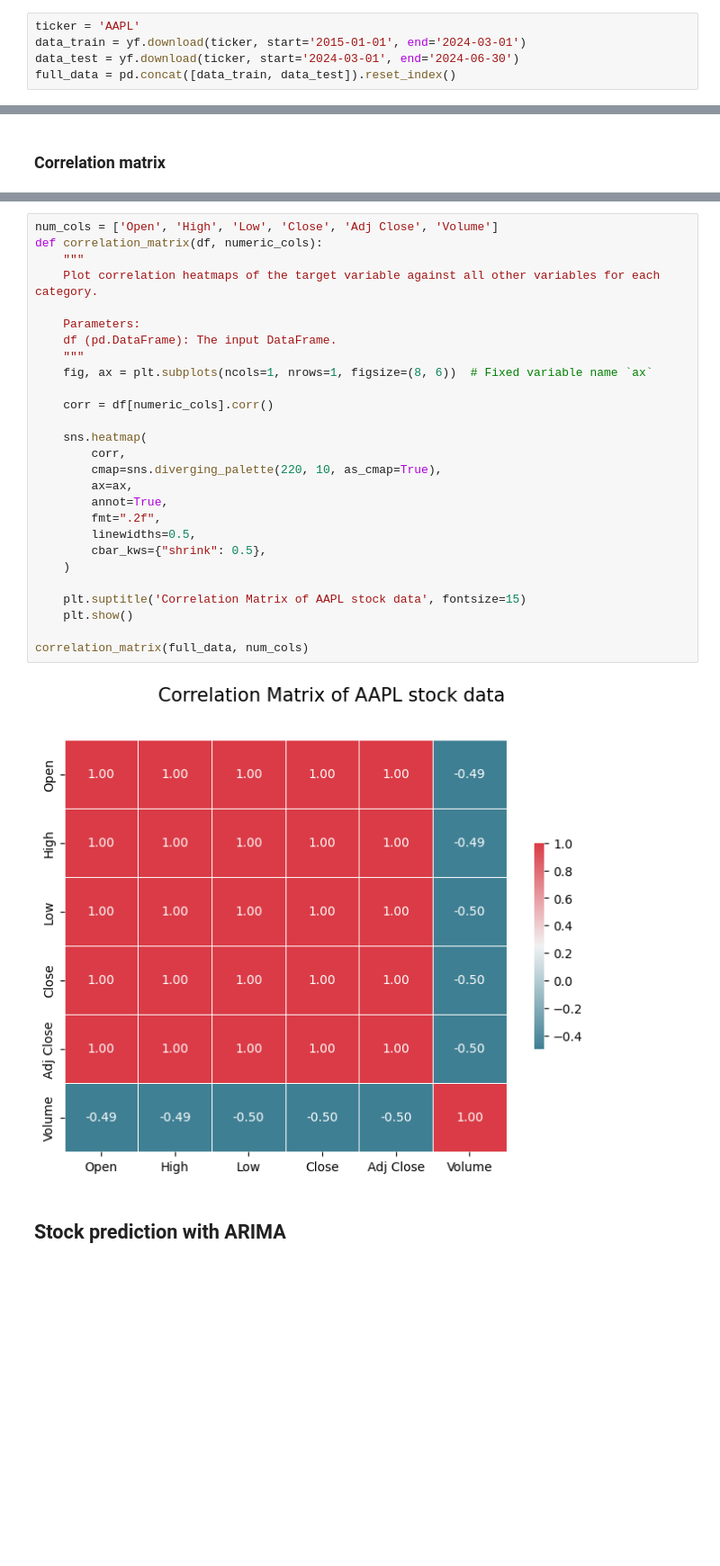
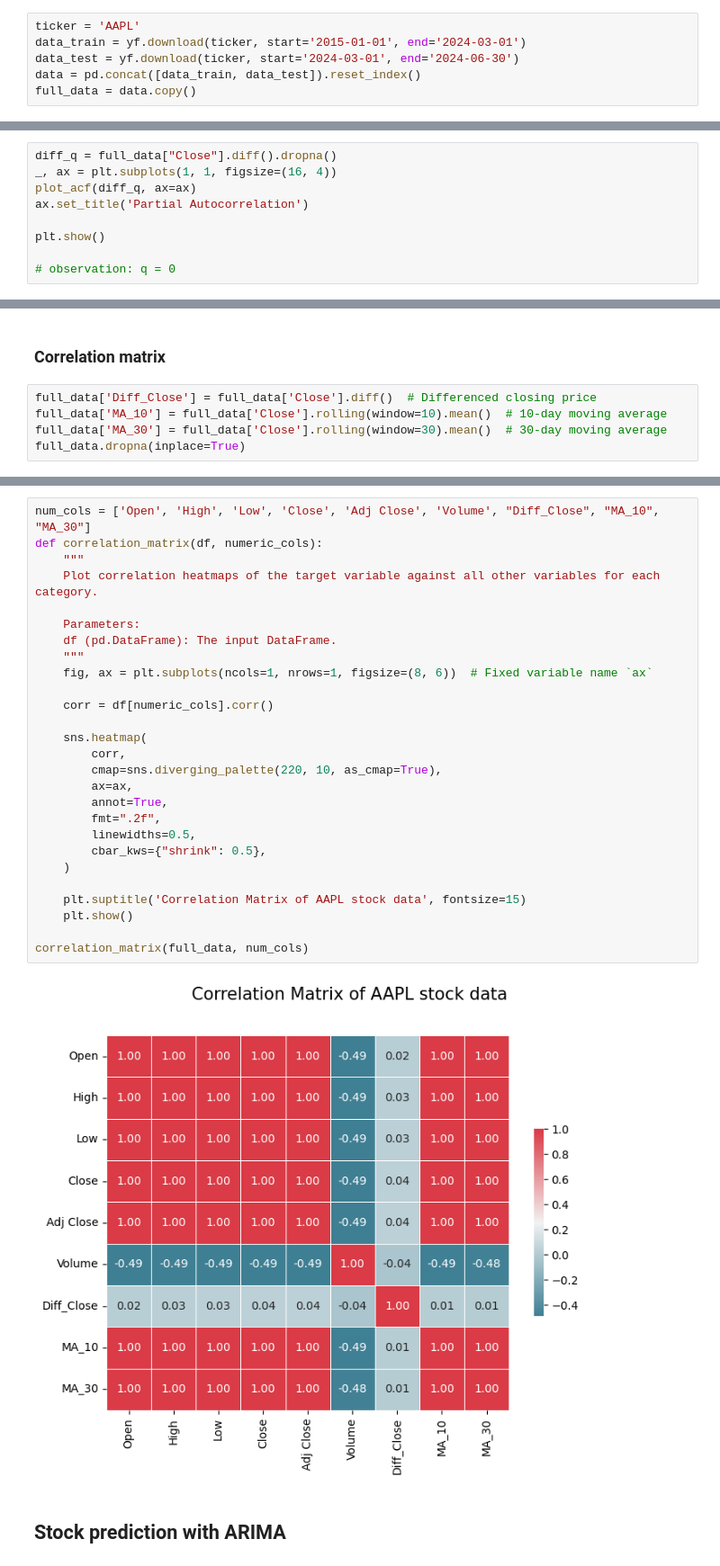
Before and after one commit to songthao1610/FinPortOpt, a Jupyter notebook: stock_model.ipynb, the cells around one changed output, grey strips where cells are left out. Shown at 90% size. Drawn from its saved outputs; the diff is of its cells as text; blank space fills up the shorter version.

```diff
--- a/stock_model.ipynb
+++ b/stock_model.ipynb
@@ -28,7 +28,8 @@ from keras.api.layers import LSTM, Dense
 ticker = 'AAPL'
 data_train = yf.download(ticker, start='2015-01-01', end='2024-03-01')
 data_test = yf.download(ticker, start='2024-03-01', end='2024-06-30')
-full_data = pd.concat([data_train, data_test]).reset_index()
+data = pd.concat([data_train, data_test]).reset_index()
+full_data = data.copy()
 # %% [output]
 [*********************100%%**********************]  1 of 1 completed
 [*********************100%%**********************]  1 of 1 completed
@@ -159,0 +191,9 @@ plt.show()
+# %%
+diff_q = full_data["Close"].diff().dropna()
+_, ax = plt.subplots(1, 1, figsize=(16, 4))
+plot_acf(diff_q, ax=ax)
+ax.set_title('Partial Autocorrelation')
+
+plt.show()
+
+# observation: q = 0
@@ -160,2 +224,7 @@ plt.show()
 # %% [markdown]
 ### Correlation matrix
+# %%
+full_data['Diff_Close'] = full_data['Close'].diff()  # Differenced closing price
+full_data['MA_10'] = full_data['Close'].rolling(window=10).mean()  # 10-day moving average
+full_data['MA_30'] = full_data['Close'].rolling(window=30).mean()  # 30-day moving average
+full_data.dropna(inplace=True)
@@ -162,31 +247,31 @@ plt.show()
 # %%
-num_cols = ['Open', 'High', 'Low', 'Close', 'Adj Close', 'Volume']
+num_cols = ['Open', 'High', 'Low', 'Close', 'Adj Close', 'Volume', "Diff_Close", "MA_10", "MA_30"]
 def correlation_matrix(df, numeric_cols):
     """
     Plot correlation heatmaps of the target variable against all other variables for each category.
 
     Parameters:
     df (pd.DataFrame): The input DataFrame.
     """
     fig, ax = plt.subplots(ncols=1, nrows=1, figsize=(8, 6))  # Fixed variable name `ax`
 
     corr = df[numeric_cols].corr()
 
     sns.heatmap(
         corr,
         cmap=sns.diverging_palette(220, 10, as_cmap=True),
         ax=ax,
         annot=True,
         fmt=".2f",
         linewidths=0.5,
         cbar_kws={"shrink": 0.5},
     )
 
     plt.suptitle('Correlation Matrix of AAPL stock data', fontsize=15)
     plt.show()
 
 correlation_matrix(full_data, num_cols)
 # %% [output]
-[figure, old version]
+[figure, new version]
 # %% [markdown]
 ## Stock prediction with ARIMA
```
Also changed, not shown: parts of 22 cells of this notebook.
